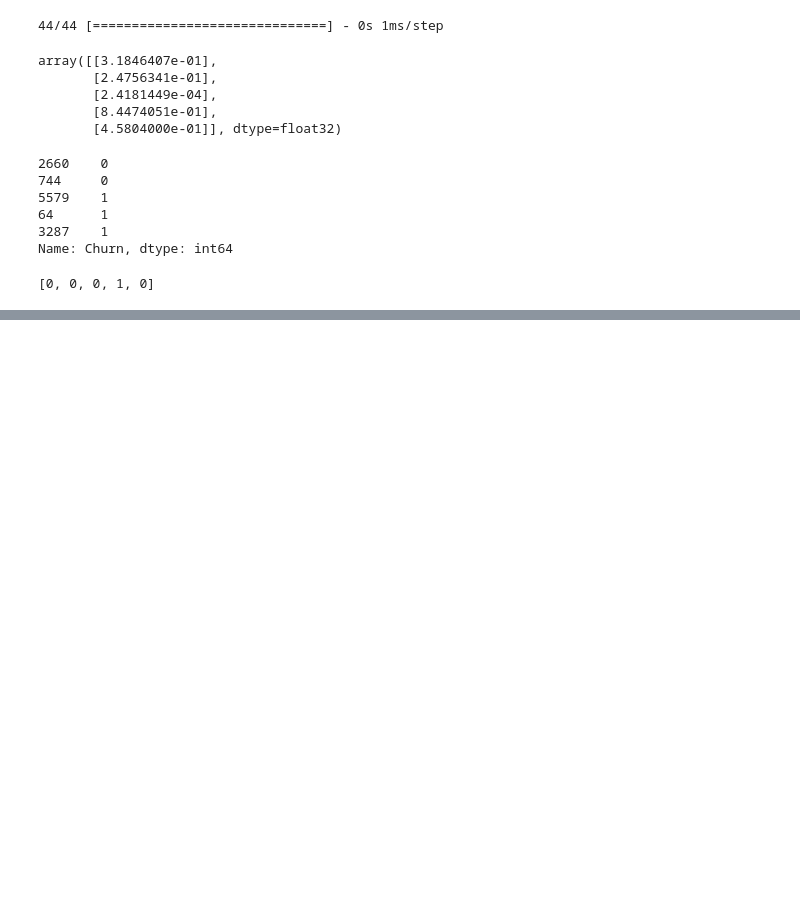
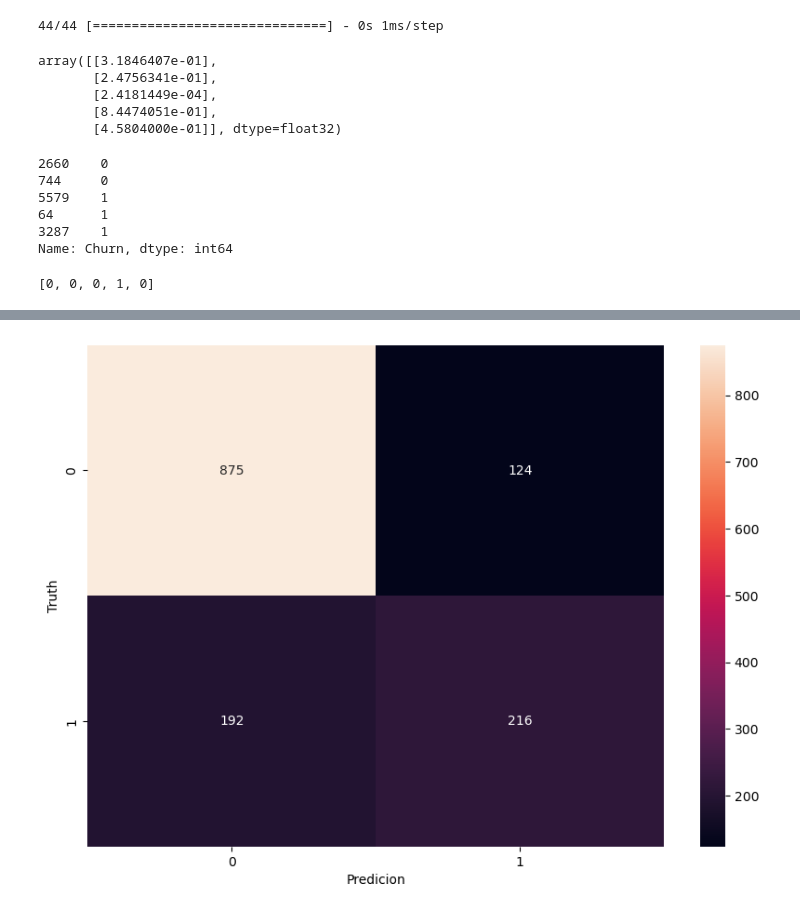
Before and after one commit to karamalhanatleh/Deep-Learning-With-Tensorflow-2.0-Keras-and-Python, a Jupyter notebook: Customer churn prediction using ANN .ipynb, the cells around one changed output, grey strips where cells are left out. Drawn from its saved outputs; the diff is of its cells as text; code cells hidden in the pictures; blank space fills up the shorter version.

```diff
--- a/Customer churn prediction using ANN .ipynb
+++ b/Customer churn prediction using ANN .ipynb
@@ -575,0 +588,12 @@ y_pred[:5]
+# %%
+#confusion matrix
+cm = tf.math.confusion_matrix(labels=y_test , predictions=y_pred)
+
+plt.figure(figsize=(10,7))
+sns.heatmap(cm ,annot=True ,fmt='d')
+
+plt.xlabel("Predicion")
+plt.ylabel("Truth")
+plt.show()
+# %% [output]
+[figure, added]
```
Also changed, not shown: parts of 4 cells of this notebook, 1 other file.
